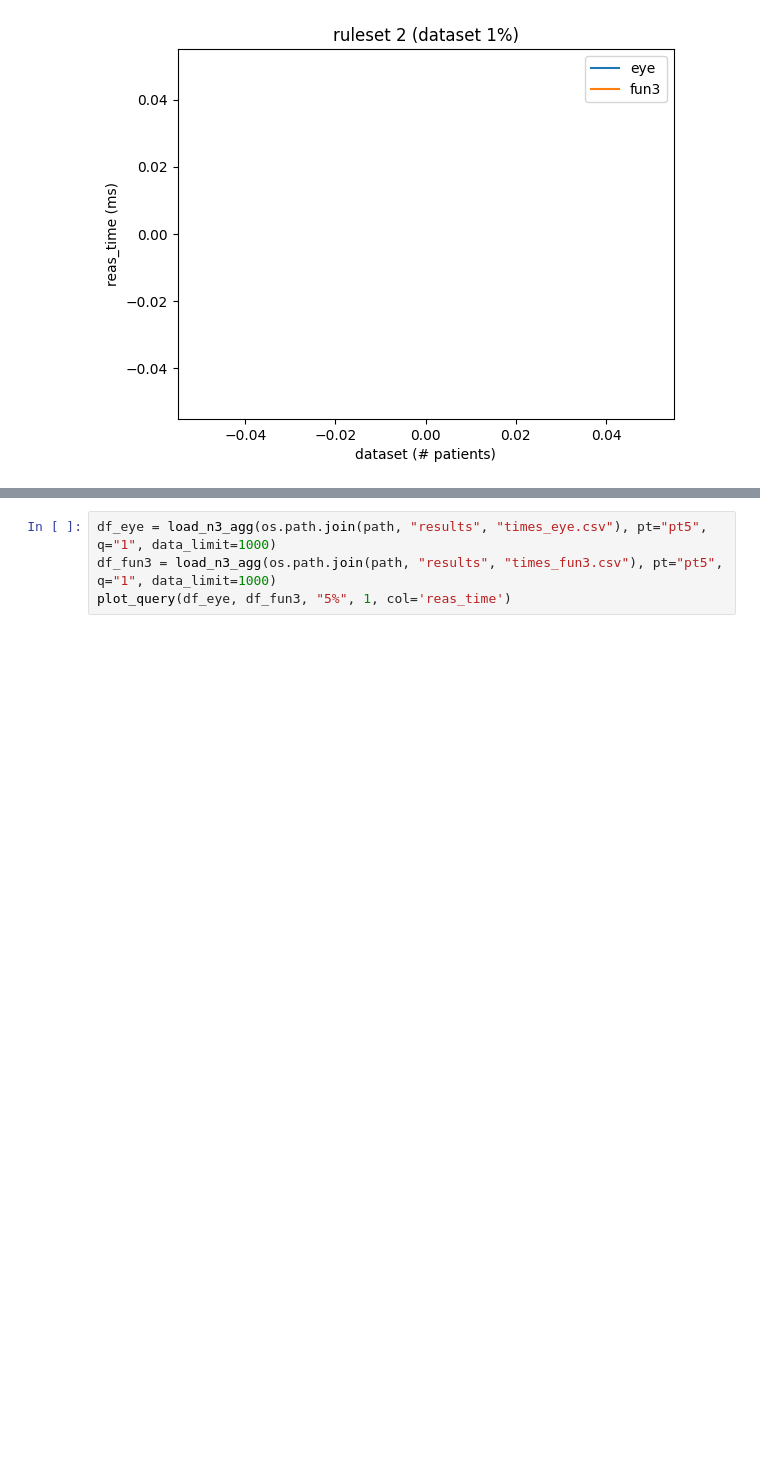
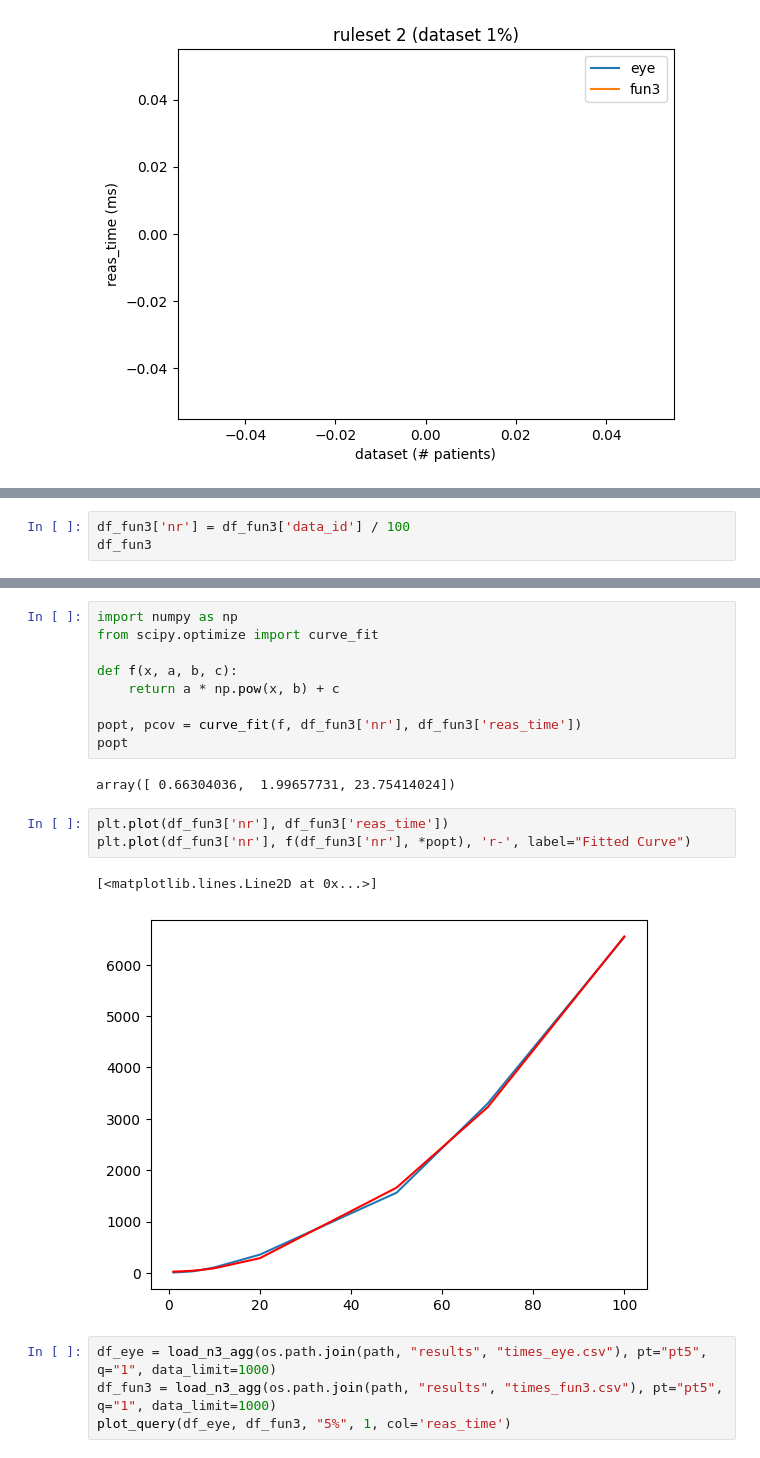
Before and after one commit to william-vw/fun3, a Jupyter notebook: python/tests-bench/zika/exp.ipynb, the cells around one changed output, grey strips where cells are left out. Cells and saved outputs as stored; diff of their text form; blank space fills up the shorter version.

```diff
--- a/python/tests-bench/zika/exp.ipynb
+++ b/python/tests-bench/zika/exp.ipynb
@@ -255,0 +257,3 @@ plot_query(df_eye, df_fun3, "2%", 1, col='reas_time')
+# %%
+df_fun3['nr'] = df_fun3['data_id'] / 100
+df_fun3
@@ -256,3 +271,20 @@ plot_query(df_eye, df_fun3, "2%", 1, col='reas_time')
+# %%
+import numpy as np
+from scipy.optimize import curve_fit
+
+def f(x, a, b, c):
+    return a * np.pow(x, b) + c
+
+popt, pcov = curve_fit(f, df_fun3['nr'], df_fun3['reas_time'])
+popt
+# %% [output]
+array([ 0.66304036,  1.99657731, 23.75414024])
+# %%
+plt.plot(df_fun3['nr'], df_fun3['reas_time'])
+plt.plot(df_fun3['nr'], f(df_fun3['nr'], *popt), 'r-', label="Fitted Curve")
+# %% [output]
+[<matplotlib.lines.Line2D at 0x...>]
+[figure, added]
 # %%
 df_eye = load_n3_agg(os.path.join(path, "results", "times_eye.csv"), pt="pt5", q="1", data_limit=1000)
 df_fun3 = load_n3_agg(os.path.join(path, "results", "times_fun3.csv"), pt="pt5", q="1", data_limit=1000)
```
Also changed, not shown: parts of 6 cells of this notebook, 5 other files.
